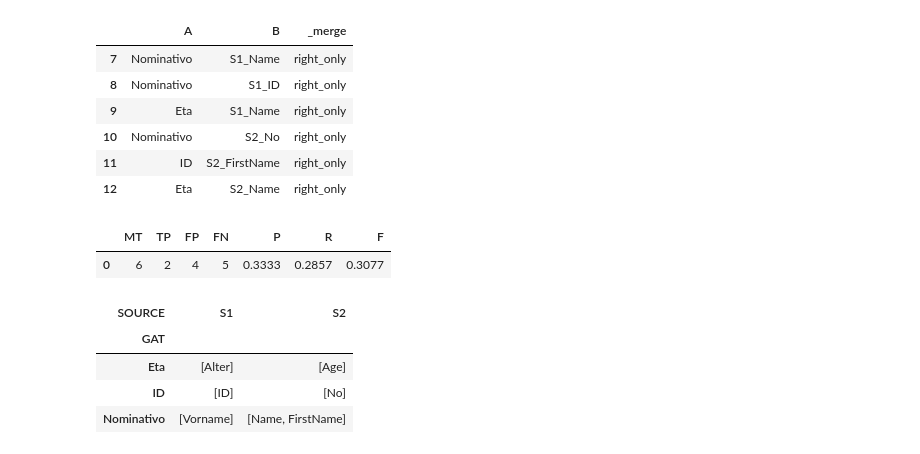
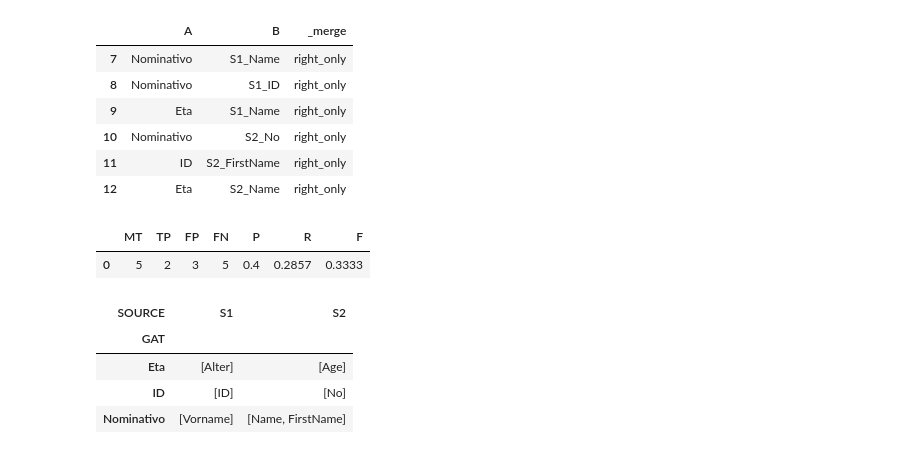
Before and after one commit to imbimboluciano/uniMORE, a Jupyter notebook: Master/BusinessIntelligence/Lab/dataintegration/SchemaIntegration.ipynb, the cells around one changed output. Drawn from its saved outputs; the diff is of its cells as text; code cells hidden in the pictures.

```diff
--- a/Master/BusinessIntelligence/Lab/entitymatching/2025_SchemaMatching_SchemaIntegration.ipynb
+++ b/Master/BusinessIntelligence/Lab/dataintegration/SchemaIntegration.ipynb
@@ -706,8 +706,8 @@ MatchTable_Bizer
 def CalcoloMatchingTable(TableL:pd.DataFrame,TableR:pd.DataFrame):
 
 # Matching Methods: Qui si definiscono i Base Matcher da utilizzare; se ne possono aggiungere altri
-        SimTableA = levenshtein_label_based_similarity(TableL, TableR)
-        #SimTableB = jaro_label_based_similarity(TableL, TableR)
+        #SimTableA = levenshtein_label_based_similarity(TableL, TableR)
+        SimTableA = jaro_label_based_similarity(TableL, TableR)
         #SimTableC=value_overlap_simjoin_jaccard(TableL, TableR, 0.5)
 
 # Combined Approaches: qui si definisce il combiner; se ne possono aggiungere altri
@@ -1190,35 +1197,35 @@ def CalcoloMatchingTable(TableL:pd.DataFrame,TableR:pd.DataFrame):
         #SimTableB = value_overlap_sim(GlobalSchema, Sources[y])
         # SimTableC=value_overlap_simjoin_jaccard(TableL, TableR, 0.5)
 
 # Combined Approaches: qui si definisce il combiner; se ne possono aggiungere altri
         # SimTable = avg_sim_table([SimTableA,SimTableB,SimTableC])
         # SimTable = min_sim_table([SimTableA,SimTableB,SimTableC])
         SimTable = max_sim_table([SimTableA,SimTableB])
 
         # Weighted-sum
         #SimTable = Weighted_sum([SimTableA,SimTableB,SimTableC], [.3,.4,.3] )
 
 # Generating Correspondences: dalla tabella di similarità alle corrispondenze
 
 ### Local Single Attribute Strategies:
         MatchTable= thresholding(SimTable, 0.4)
 
         #MatchTable = top_K(SimTable,1,'A')
-        #MatchTable = top_K(MatchTable,1,'B')
+        MatchTable = top_K(MatchTable,1,'B')
 
 
 ### Global Mapping (si usano solo questi due metodi)
         MatchTable = stable_marriage(MatchTable)
         #MatchTable = simmetric_best_match(MatchTable)
 
         return MatchTable
 
 
 GMT=CalcoloGlobalMatchingTable(SOURCES,GlobalSchema)
 Valuta(GoldStandard_Bizer[['GAT', 'SLAT']],GMT[['GAT', 'SLAT']])
 # %% [output]
 |  | MT | TP | FP | FN | P | R | F |
-| 0 | 6 | 2 | 4 | 5 | 0.3333 | 0.2857 | 0.3077 |
+| 0 | 5 | 2 | 3 | 5 | 0.4 | 0.2857 | 0.3333 |
 # %%
 to_GMM(GoldStandard_Bizer)
 # %% [output]
```
Also changed, not shown: parts of 4 cells of this notebook.
